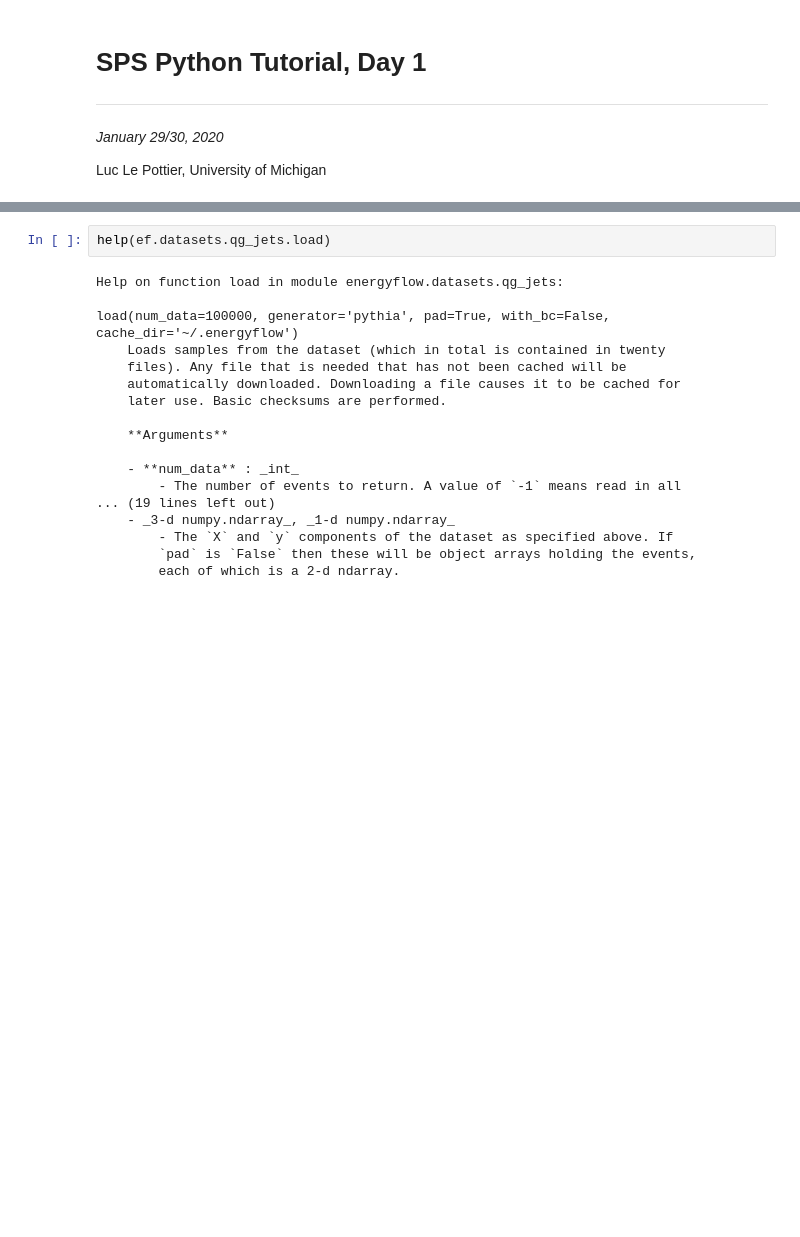
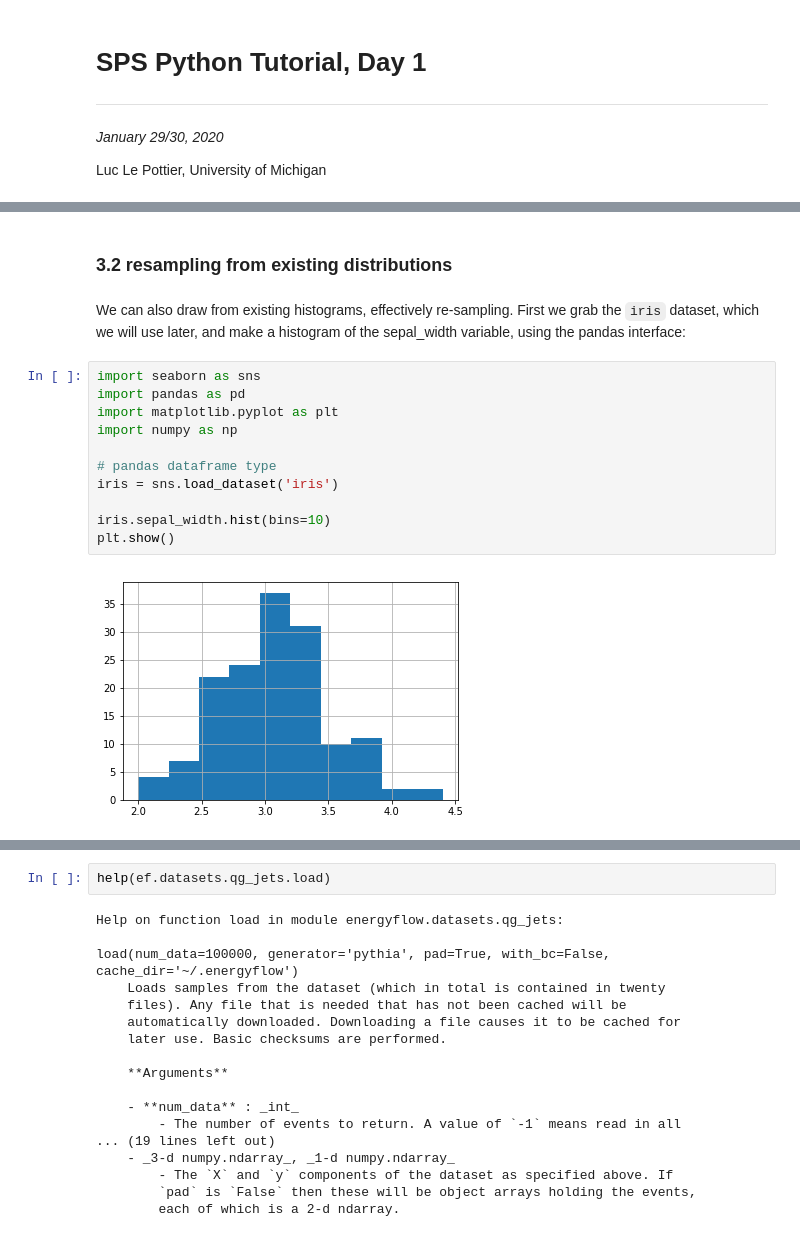
Before and after one commit to luclepot/SPS_ml_tutorial, a Jupyter notebook: day1/3_visualizations.ipynb, the cells around one changed output, grey strips where cells are left out. Drawn from its saved outputs; the diff is of its cells as text; blank space fills up the shorter version.

```diff
--- a/day1/3_visualizations.ipynb
+++ b/day1/3_visualizations.ipynb
@@ -48,0 +94,17 @@ own_samples = genSamples(1E4)
+# %% [markdown]
+### 3.2 resampling from existing distributions
+# %% [markdown]
+We can also draw from existing histograms, effectively re-sampling. First we grab the `iris` dataset, which we will use later, and make a histogram of the sepal_width variable, using the pandas interface:
+# %%
+import seaborn as sns
+import pandas as pd
+import matplotlib.pyplot as plt
+import numpy as np
+
+# pandas dataframe type
+iris = sns.load_dataset('iris')
+
+iris.sepal_width.hist(bins=10)
+plt.show()
+# %% [output]
+[figure, added]
```
Also changed, not shown: parts of 20 cells of this notebook, 1 other file.
